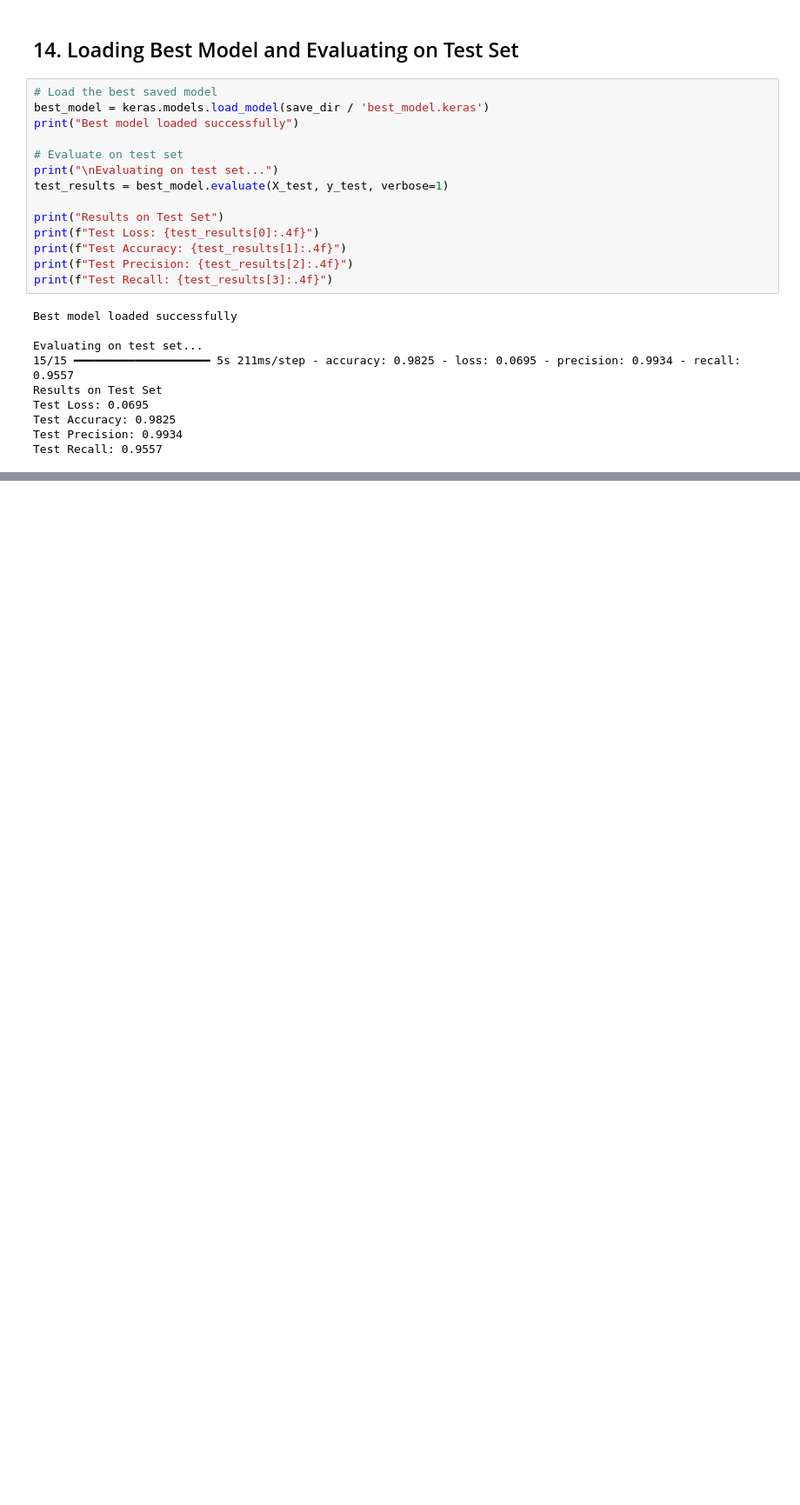
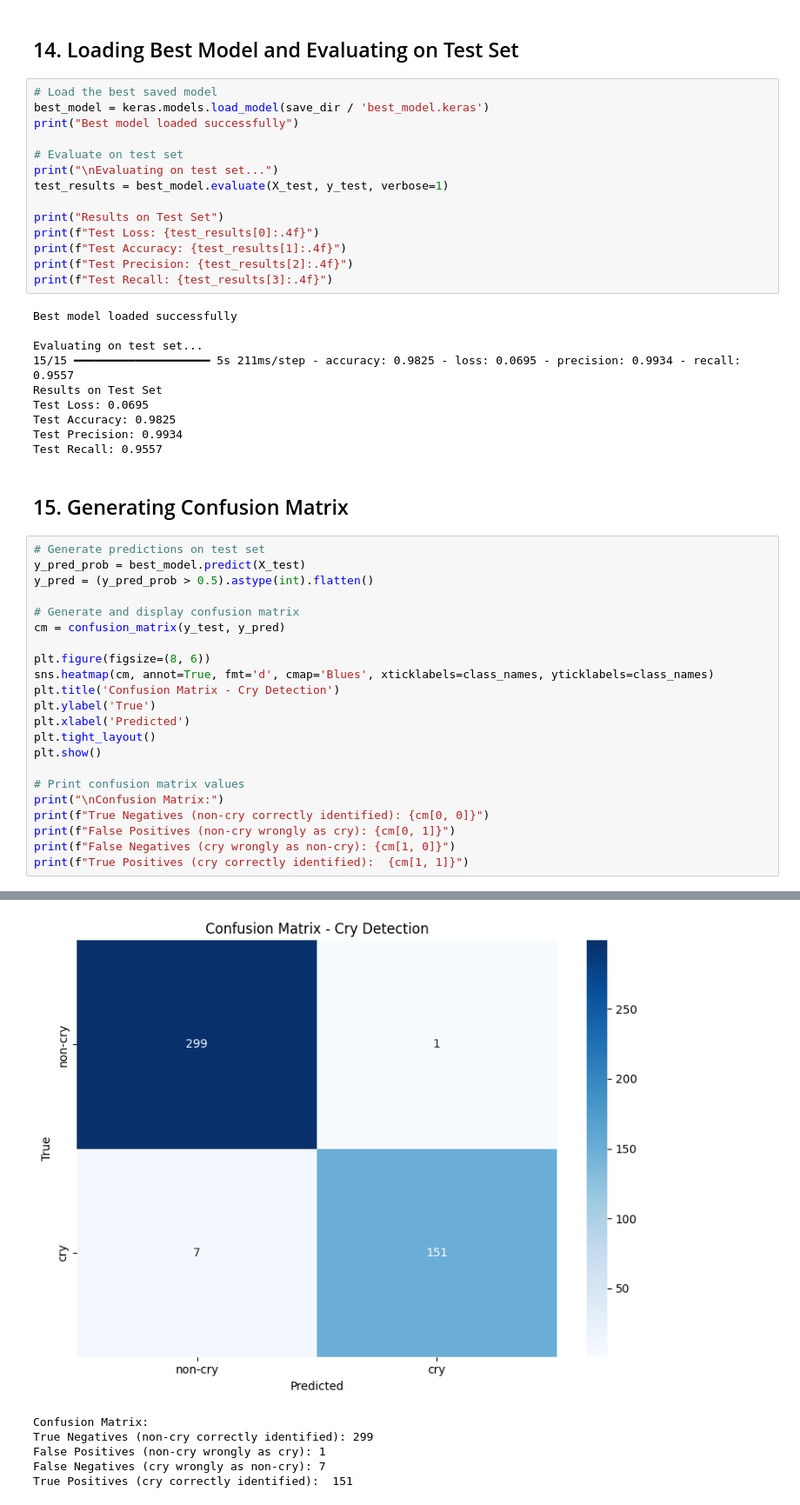
Before and after one commit to danellejp/echocare-infant-cry-classification, a Jupyter notebook: model/cry_detection/train_cry_detection.ipynb, the cells around one changed output, grey strips where cells are left out. Shown at 87% size. Cells and saved outputs as stored; diff of their text form; blank space fills up the shorter version.

Commit message:
generating confusion matrix

```diff
--- a/model/cry_detection/train_cry_detection.ipynb
+++ b/model/cry_detection/train_cry_detection.ipynb
@@ -509,3 +509,28 @@ Test Loss: 0.0695
 Test Accuracy: 0.9825
 Test Precision: 0.9934
 Test Recall: 0.9557
+# %% [markdown]
+## 15. Generating Confusion Matrix
+# %%
+# Generate predictions on test set
+y_pred_prob = best_model.predict(X_test)
+y_pred = (y_pred_prob > 0.5).astype(int).flatten()
+
+# Generate and display confusion matrix
+cm = confusion_matrix(y_test, y_pred)
+
+plt.figure(figsize=(8, 6))
+sns.heatmap(cm, annot=True, fmt='d', cmap='Blues', xticklabels=class_names, yticklabels=class_names)
+plt.title('Confusion Matrix - Cry Detection')
+plt.ylabel('True')
+plt.xlabel('Predicted')
+plt.tight_layout()
+plt.show()
+
+# Print confusion matrix values
+print("\nConfusion Matrix:")
+print(f"True Negatives (non-cry correctly identified): {cm[0, 0]}")
+print(f"False Positives (non-cry wrongly as cry): {cm[0, 1]}")
+print(f"False Negatives (cry wrongly as non-cry): {cm[1, 0]}")
+print(f"True Positives (cry correctly identified):  {cm[1, 1]}")
+# %% [output]
@@ -511,0 +538,6 @@ Test Recall: 0.9557
+[figure, added]
+Confusion Matrix:
+True Negatives (non-cry correctly identified): 299
+False Positives (non-cry wrongly as cry): 1
+False Negatives (cry wrongly as non-cry): 7
+True Positives (cry correctly identified):  151
```
Also changed, not shown: parts of 1 cell of this notebook.
